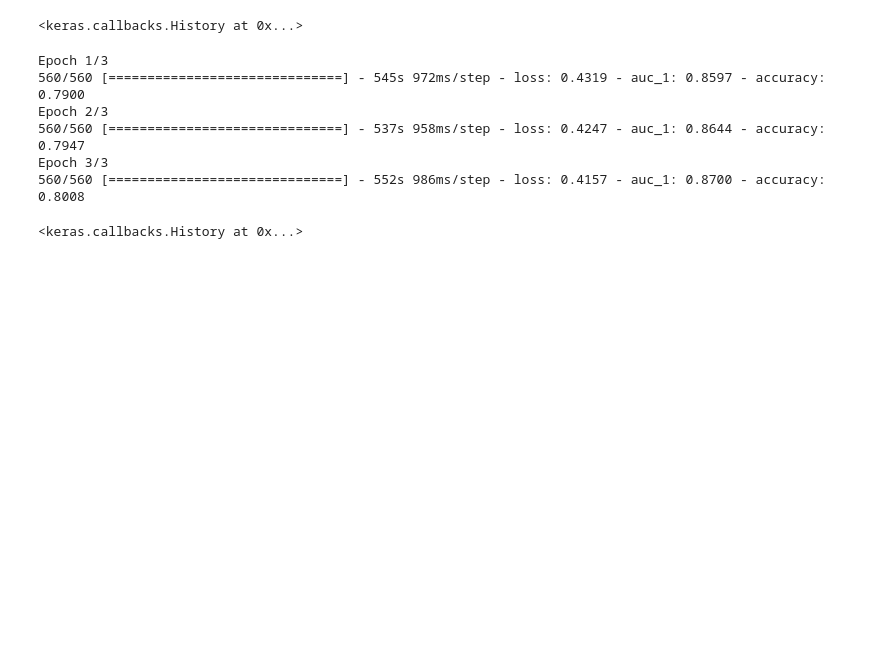
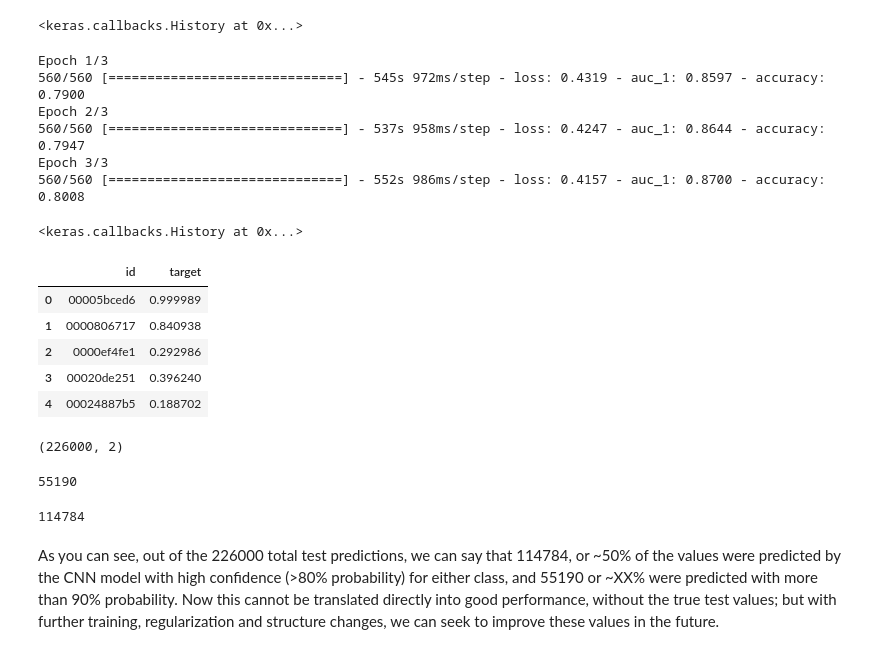
Before and after one commit to Dopidotcsv/G2Net-Gravitational-Wave-Detection, a Jupyter notebook: notebooks/03_Modelling_ultimo.ipynb, the cells around one changed output. Cells and saved outputs as stored; diff of their text form; code cells hidden in the pictures; blank space fills up the shorter version.

```diff
--- a/notebooks/03_Modelling_ultimo.ipynb
+++ b/notebooks/03_Modelling_ultimo.ipynb
@@ -301,3 +301,29 @@ sample_submission['target'] = preds_n
 
 # Save the DataFrame to a file
 sample_submission.to_csv("/content/tfm_g2n/submission_nueva", index=False)
+# %%
+import pandas as pd
+# load the predictions into a dataframe
+df_preds_cnn = pd.read_csv('submission_nueva.csv')
+df_preds_cnn.head()
+# %% [output]
+|  | id | target |
+| 0 | 00005bced6 | 0.999989 |
+| 1 | 0000806717 | 0.840938 |
+| 2 | 0000ef4fe1 | 0.292986 |
+| 3 | 00020de251 | 0.396240 |
+| 4 | 00024887b5 | 0.188702 |
+# %%
+df_preds_cnn.shape
+# %% [output]
+(226000, 2)
+# %%
+df_preds_cnn[(df_preds_cnn['target'] >= 0.9) | (df_preds_cnn['target'] <= 0.1)]['target'].count()
+# %% [output]
+55190
+# %%
+df_preds_cnn[(df_preds_cnn['target'] >= 0.8) | (df_preds_cnn['target'] <= 0.2)]['target'].count()
+# %% [output]
+114784
+# %% [markdown]
+As you can see, out of the 226000 total test predictions, we can say that 114784, or ~50% of the values were predicted by the CNN model with high confidence (>80% probability) for either class, and 55190 or ~XX% were predicted with more than 90% probability. Now this cannot be translated directly into good performance, without the true test values; but with further training, regularization and structure changes, we can seek to improve these values in the future.
```
Also changed, not shown: parts of 3 cells of this notebook, 1 other file.
